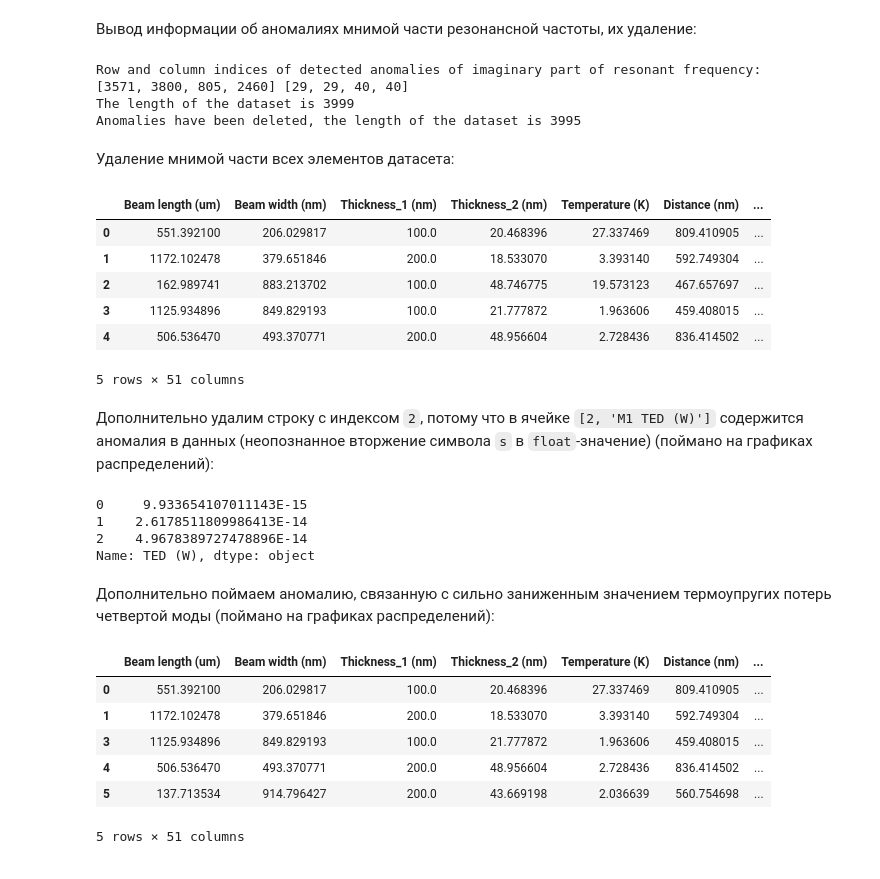
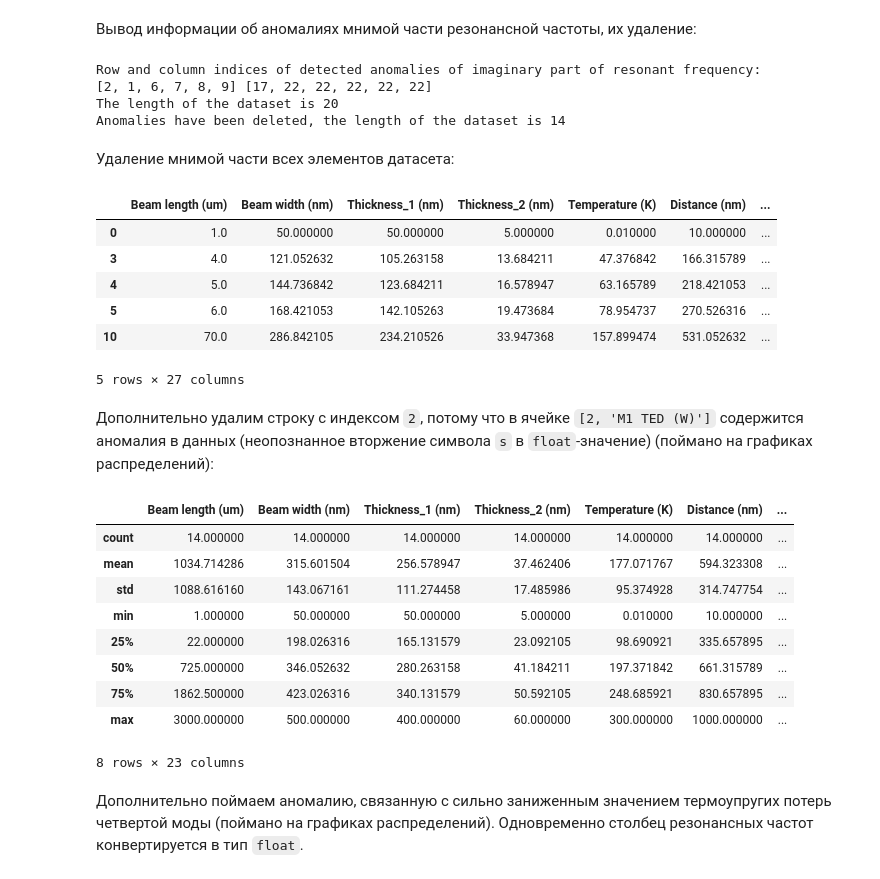
Before and after one commit to PolMix/nems_ai, a Jupyter notebook: Data Formatting/Data_Formatting.ipynb, the cells around one changed output. Drawn from its saved outputs; the diff is of its cells as text; code cells hidden in the pictures.

```diff
--- a/Data Formatting/Data_Formatting.ipynb
+++ b/Data Formatting/Data_Formatting.ipynb
@@ -45,7 +45,7 @@ def process_data(df, len_common):
     data = []
     for index in range(df.shape[0]):
         if index % 4 == 0:
-            i = 0s
+            i = 0
             row = df.iloc[index].values.flatten().tolist()
         else:
             row += df.iloc[index, len_common:].values.flatten().tolist()
@@ -106,7 +106,7 @@ def del_neg_frequencies(df, freq_indices):
 def del_im_frequency(df, freq_indices):
     for j in freq_indices:
         for i in range(0, df.shape[0]):
-            df.iloc[i, j] = float(df.iloc[i, j].split('+', 1)[0])
+            df.iloc[i, j] = float(str(df.iloc[i, j]).split('+', 1)[0])
     return df
 # %% [markdown]
 Функция, реализующая округление чисел до `decimals` знаков после запятой (потому что метод конечных элементов иногда, например, вместо числа `200` записывает `200.0000000111`):
@@ -124,7 +124,7 @@ def round_data_int(data, cols_indices_to_round):
 # %% [markdown]
 Преобразование 4row x 1col --> 1row x 4col:
 # %%
-data = pd.DataFrame(process_data(df, num_common=7))
+data = pd.DataFrame(process_data(df, len_common=7))
 data.head()
 # %% [output]
 |  | 0 | 1 | 2 | 3 | 4 | 5 | 6 | 7 | 8 | 9 | ... | ... |
@@ -151,7 +151,7 @@ data.head()
 # %% [markdown]
 Вывод информации об аномалиях мнимой части резонансной частоты, их удаление:
 # %%
-frequency_indices = [7, 18, 29, 40] # индексы колонок, в которых содержатся значения резонансных частот
+frequency_indices = [7, 12, 17, 22] # индексы колонок, в которых содержатся значения резонансных частот
 
 # Детектирование аномалий:
 lst_i, lst_j = return_neg_frequencies_index(data, frequency_indices)
@@ -165,46 +165,39 @@ lst_i, lst_j = return_neg_frequencies_index(data, frequency_indices)
 print(f"Anomalies have been deleted, the length of the dataset is {data.shape[0]}")
 # %% [output]
 Row and column indices of detected anomalies of imaginary part of resonant frequency:
-[3571, 3800, 805, 2460] [29, 29, 40, 40]
-The length of the dataset is 3999
-Anomalies have been deleted, the length of the dataset is 3995
+[2, 1, 6, 7, 8, 9] [17, 22, 22, 22, 22, 22]
+The length of the dataset is 20
+Anomalies have been deleted, the length of the dataset is 14
 # %% [markdown]
 Удаление мнимой части всех элементов датасета:
 # %%
-data = del_im_frequency(data, [7, 18, 29, 40])
+data = del_im_frequency(data, [7, 12, 17, 22])
 data.head()
 # %% [output]
 |  | Beam length (um) | Beam width (nm) | Thickness_1 (nm) | Thickness_2 (nm) | Temperature (K) | Distance (nm) | ... |
-| 0 | 551.392100 | 206.029817 | 100.0 | 20.468396 | 27.337469 | 809.410905 | ... |
-| 1 | 1172.102478 | 379.651846 | 200.0 | 18.533070 | 3.393140 | 592.749304 | ... |
-| 2 | 162.989741 | 883.213702 | 100.0 | 48.746775 | 19.573123 | 467.657697 | ... |
-| 3 | 1125.934896 | 849.829193 | 100.0 | 21.777872 | 1.963606 | 459.408015 | ... |
-| 4 | 506.536470 | 493.370771 | 200.0 | 48.956604 | 2.728436 | 836.414502 | ... |
+| 0 | 1.0 | 50.000000 | 50.000000 | 5.000000 | 0.010000 | 10.000000 | ... |
+| 3 | 4.0 | 121.052632 | 105.263158 | 13.684211 | 47.376842 | 166.315789 | ... |
+| 4 | 5.0 | 144.736842 | 123.684211 | 16.578947 | 63.165789 | 218.421053 | ... |
+| 5 | 6.0 | 168.421053 | 142.105263 | 19.473684 | 78.954737 | 270.526316 | ... |
+| 10 | 70.0 | 286.842105 | 234.210526 | 33.947368 | 157.899474 | 531.052632 | ... |
-5 rows × 51 columns
+5 rows × 27 columns
 # %% [markdown]
 Дополнительно удалим строку с индексом `2`, потому что в ячейке `[2, 'M1 TED (W)']` содержится аномалия в данных (неопознанное вторжение символа `s` в `float`-значение) (поймано на графиках распределений):
 # %%
-data = data.drop(2)
-print(df.iloc[0:3, 17])
+#data = data.drop(2)
+#print(df.iloc[0:3, 17])
-# %% [output]
-0     9.933654107011143E-15
-1    2.6178511809986413E-14
-2    4.9678389727478896E-14
-Name: TED (W), dtype: object
+# %%
+data.describe()
+# %% [output]
+|  | Beam length (um) | Beam width (nm) | Thickness_1 (nm) | Thickness_2 (nm) | Temperature (K) | Distance (nm) | ... |
+| count | 14.000000 | 14.000000 | 14.000000 | 14.000000 | 14.000000 | 14.000000 | ... |
+| mean | 1034.714286 | 315.601504 | 256.578947 | 37.462406 | 177.071767 | 594.323308 | ... |
+| std | 1088.616160 | 143.067161 | 111.274458 | 17.485986 | 95.374928 | 314.747754 | ... |
+| min | 1.000000 | 50.000000 | 50.000000 | 5.000000 | 0.010000 | 10.000000 | ... |
+| 25% | 22.000000 | 198.026316 | 165.131579 | 23.092105 | 98.690921 | 335.657895 | ... |
+| 50% | 725.000000 | 346.052632 | 280.263158 | 41.184211 | 197.371842 | 661.315789 | ... |
+| 75% | 1862.500000 | 423.026316 | 340.131579 | 50.592105 | 248.685921 | 830.657895 | ... |
+| max | 3000.000000 | 500.000000 | 400.000000 | 60.000000 | 300.000000 | 1000.000000 | ... |
+8 rows × 23 columns
 # %% [markdown]
-Дополнительно поймаем аномалию, связанную с сильно заниженным значением термоупругих потерь четвертой моды (поймано на графиках распределений):
+Дополнительно поймаем аномалию, связанную с сильно заниженным значением термоупругих потерь четвертой моды (поймано на графиках распределений). Одновременно столбец резонансных частот конвертируется в тип `float`.
-# %%
-def catch_TED_anomaly(df):
-    mask = df['M4 TED (W)'].astype(float) > 1e-20
-    return df[mask]
-
-data = catch_TED_anomaly(data)
-data.head()
-# %% [output]
-|  | Beam length (um) | Beam width (nm) | Thickness_1 (nm) | Thickness_2 (nm) | Temperature (K) | Distance (nm) | ... |
-| 0 | 551.392100 | 206.029817 | 100.0 | 20.468396 | 27.337469 | 809.410905 | ... |
-| 1 | 1172.102478 | 379.651846 | 200.0 | 18.533070 | 3.393140 | 592.749304 | ... |
-| 3 | 1125.934896 | 849.829193 | 100.0 | 21.777872 | 1.963606 | 459.408015 | ... |
-| 4 | 506.536470 | 493.370771 | 200.0 | 48.956604 | 2.728436 | 836.414502 | ... |
-| 5 | 137.713534 | 914.796427 | 200.0 | 43.669198 | 2.036639 | 560.754698 | ... |
-5 rows × 51 columns
```
Also changed, not shown: parts of 18 cells of this notebook.
